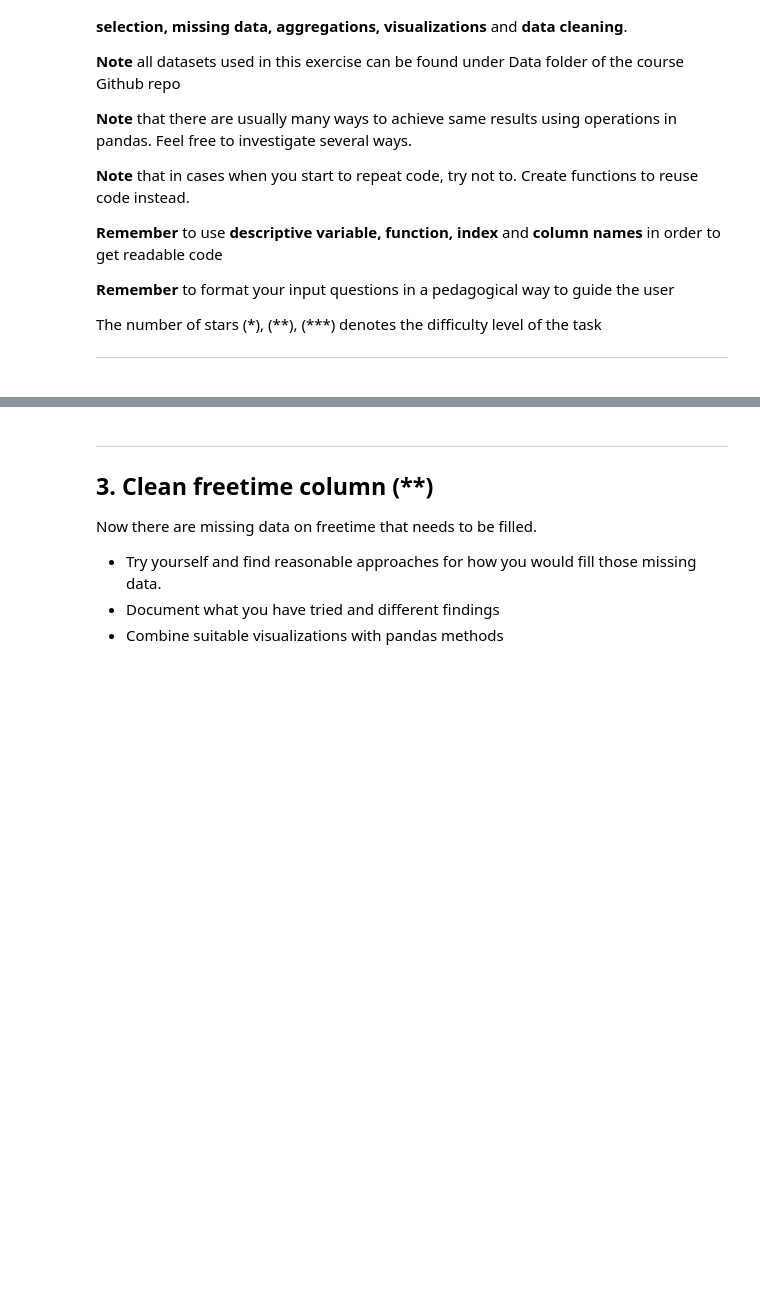
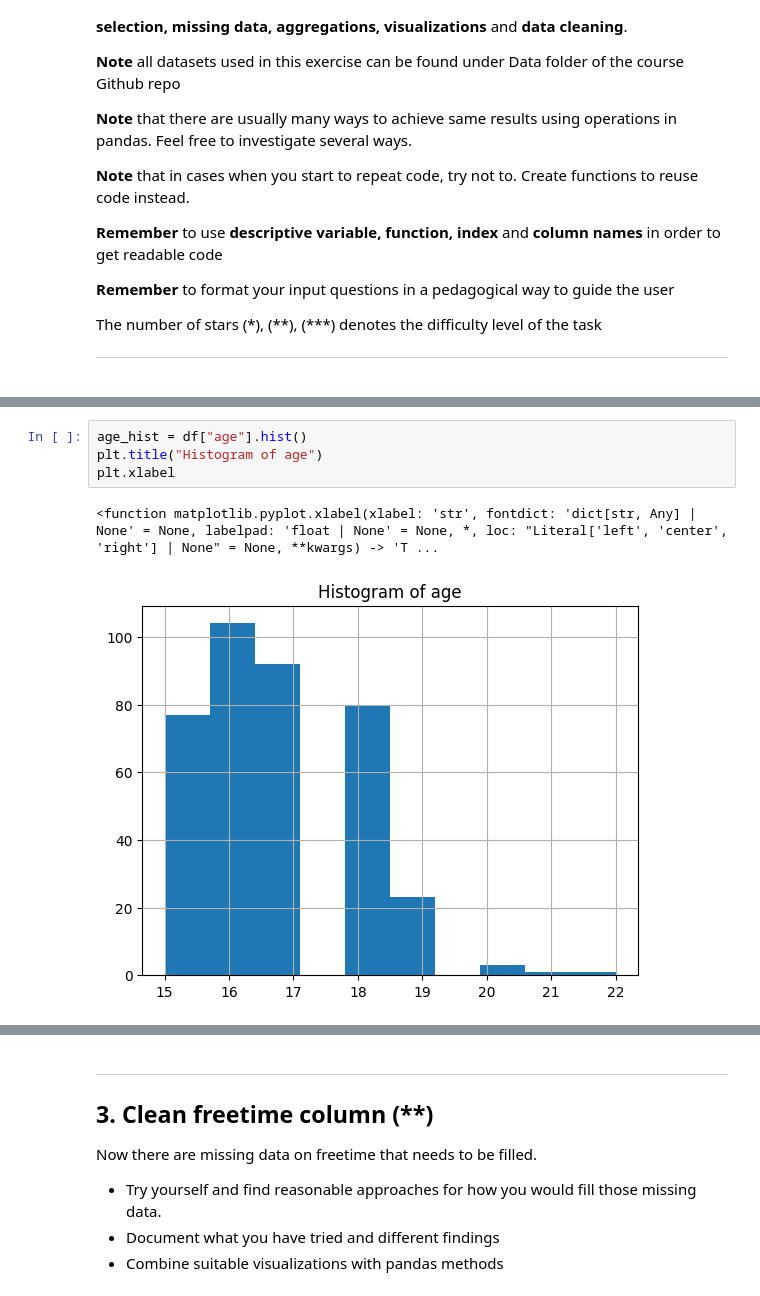
Before and after one commit to MrEcE0046/AI-ML-Grundkunskaper, a Jupyter notebook: Databehandling/Exercise/E01_missing_aggregation.ipynb, the cells around one changed output, grey strips where cells are left out. Drawn from its saved outputs; the diff is of its cells as text; blank space fills up the shorter version.

```diff
--- a/Databehandling/Exercise/E01_missing_aggregation.ipynb
+++ b/Databehandling/Exercise/E01_missing_aggregation.ipynb
@@ -200,0 +235,7 @@ g)
+# %%
+age_hist = df["age"].hist()
+plt.title("Histogram of age")
+plt.xlabel
+# %% [output]
+<function matplotlib.pyplot.xlabel(xlabel: 'str', fontdict: 'dict[str, Any] | None' = None, labelpad: 'float | None' = None, *, loc: "Literal['left', 'center', 'right'] | None" = None, **kwargs) -> 'T ...
+[figure, added]
```
Also changed, not shown: parts of 8 cells of this notebook, 3 other files.
